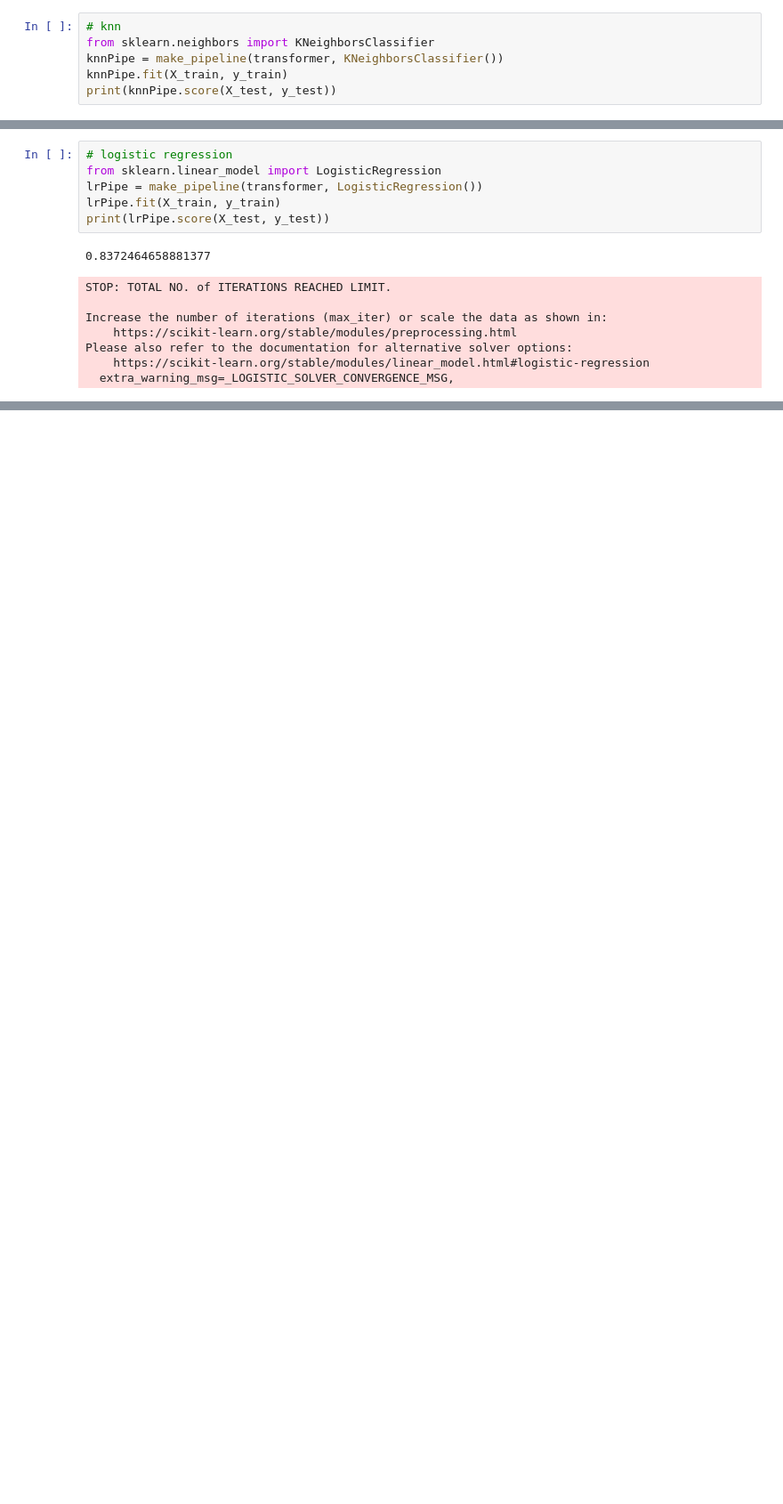
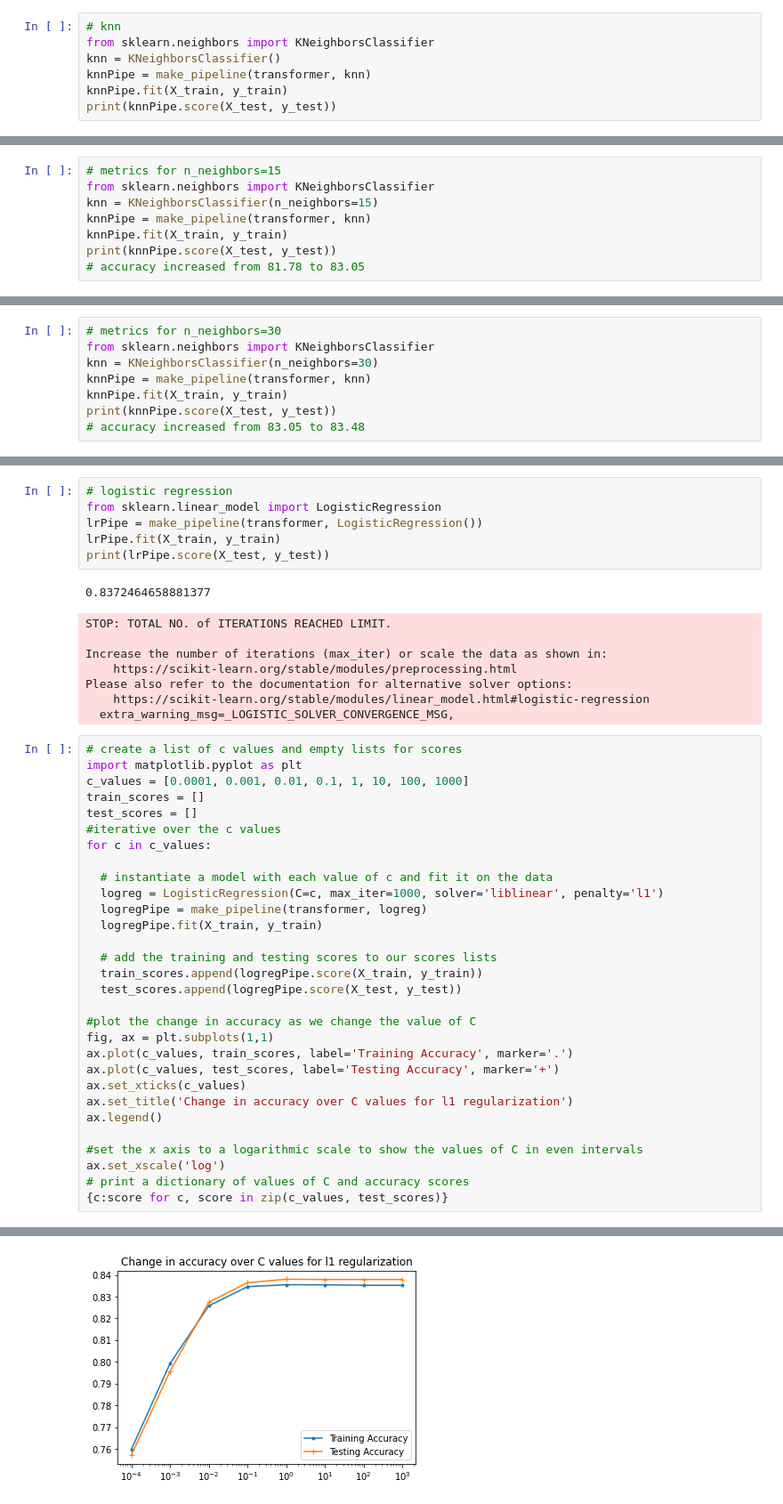
Before and after one commit to hport15/prediction, a Jupyter notebook: Project_2.ipynb, the cells around one changed output, grey strips where cells are left out. Shown at 89% size. Saved outputs shown, nothing was run; the diff lists cells and outputs as text; blank space fills up the shorter version.

```diff
--- a/Project_2.ipynb
+++ b/Project_2.ipynb
@@ -368,7 +377,8 @@ transformer = ColumnTransformer(transformers=[('scaler',StandardScaler(),
 # %%
 # knn
 from sklearn.neighbors import KNeighborsClassifier
-knnPipe = make_pipeline(transformer, KNeighborsClassifier())
+knn = KNeighborsClassifier()
+knnPipe = make_pipeline(transformer, knn)
 knnPipe.fit(X_train, y_train)
 print(knnPipe.score(X_test, y_test))
 # %% [output]
@@ -383,0 +449,8 @@ print(rfPipe.score(X_test, y_test))
+# %%
+# metrics for n_neighbors=15
+from sklearn.neighbors import KNeighborsClassifier
+knn = KNeighborsClassifier(n_neighbors=15)
+knnPipe = make_pipeline(transformer, knn)
+knnPipe.fit(X_train, y_train)
+print(knnPipe.score(X_test, y_test))
+# accuracy increased from 81.78 to 83.05
@@ -383,0 +459,8 @@ print(rfPipe.score(X_test, y_test))
+# %%
+# metrics for n_neighbors=30
+from sklearn.neighbors import KNeighborsClassifier
+knn = KNeighborsClassifier(n_neighbors=30)
+knnPipe = make_pipeline(transformer, knn)
+knnPipe.fit(X_train, y_train)
+print(knnPipe.score(X_test, y_test))
+# accuracy increased from 83.05 to 83.48
@@ -396,3 +481,34 @@ Increase the number of iterations (max_iter) or scale the data as shown in:
 Please also refer to the documentation for alternative solver options:
     https://scikit-learn.org/stable/modules/linear_model.html#logistic-regression
   extra_warning_msg=_LOGISTIC_SOLVER_CONVERGENCE_MSG,
+# %%
+# create a list of c values and empty lists for scores
+import matplotlib.pyplot as plt
+c_values = [0.0001, 0.001, 0.01, 0.1, 1, 10, 100, 1000]
+train_scores = []
+test_scores = []
+#iterative over the c values
+for c in c_values:
+
+  # instantiate a model with each value of c and fit it on the data
+  logreg = LogisticRegression(C=c, max_iter=1000, solver='liblinear', penalty='l1')
+  logregPipe = make_pipeline(transformer, logreg)
+  logregPipe.fit(X_train, y_train)
+
+  # add the training and testing scores to our scores lists
+  train_scores.append(logregPipe.score(X_train, y_train))
+  test_scores.append(logregPipe.score(X_test, y_test))
+
+#plot the change in accuracy as we change the value of C
+fig, ax = plt.subplots(1,1)
+ax.plot(c_values, train_scores, label='Training Accuracy', marker='.')
+ax.plot(c_values, test_scores, label='Testing Accuracy', marker='+')
+ax.set_xticks(c_values)
+ax.set_title('Change in accuracy over C values for l1 regularization')
+ax.legend()
+
+#set the x axis to a logarithmic scale to show the values of C in even intervals
+ax.set_xscale('log')
+# print a dictionary of values of C and accuracy scores
+{c:score for c, score in zip(c_values, test_scores)}
+# %% [output]
@@ -398,0 +523 @@ Please also refer to the documentation for alternative solver options:
+[figure, added]
```
Also changed, not shown: parts of 18 cells of this notebook.
